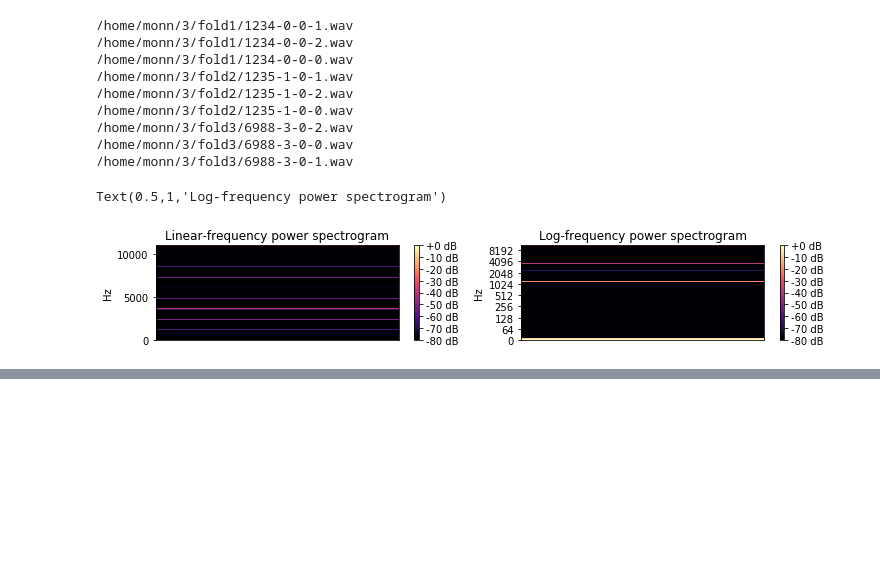
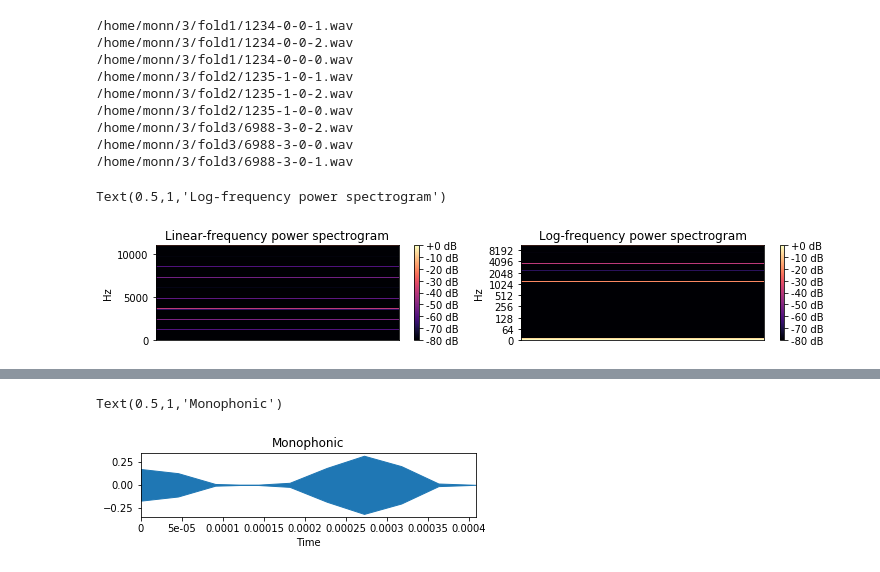
Before and after one commit to SH-Bae94/SC, a Jupyter notebook: 3/0-1.ipynb, the cells around one changed output, grey strips where cells are left out. Drawn from its saved outputs; the diff is of its cells as text; code cells hidden in the pictures; blank space fills up the shorter version.

```diff
--- a/3/0-1.ipynb
+++ b/3/0-1.ipynb
@@ -176,0 +186,9 @@ Text(0.5,1,'Log-frequency power spectrogram')
+# %%
+y, sr = librosa.load(('/home/monn/3/fold1/1234-0-0-0.wav'), duration=10)
+plt.figure()
+plt.subplot(3, 1, 1)
+librosa.display.waveplot(y, sr=sr)
+plt.title('Monophonic')
+# %% [output]
+Text(0.5,1,'Monophonic')
+[figure, added]
```
Also changed, not shown: parts of 4 cells of this notebook.
